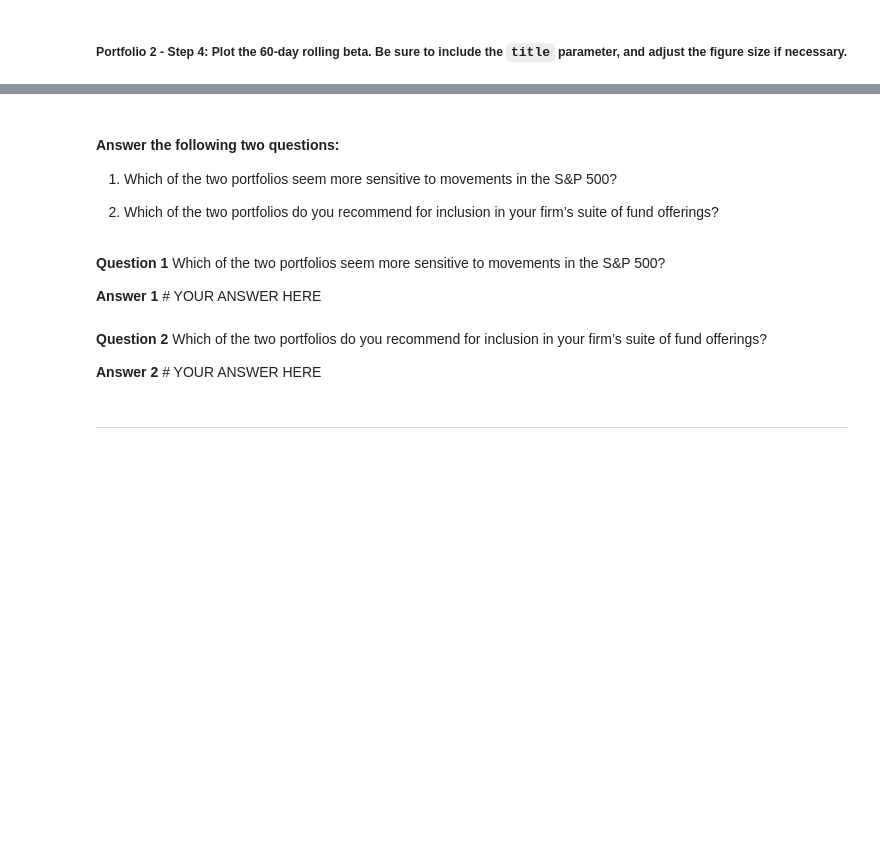
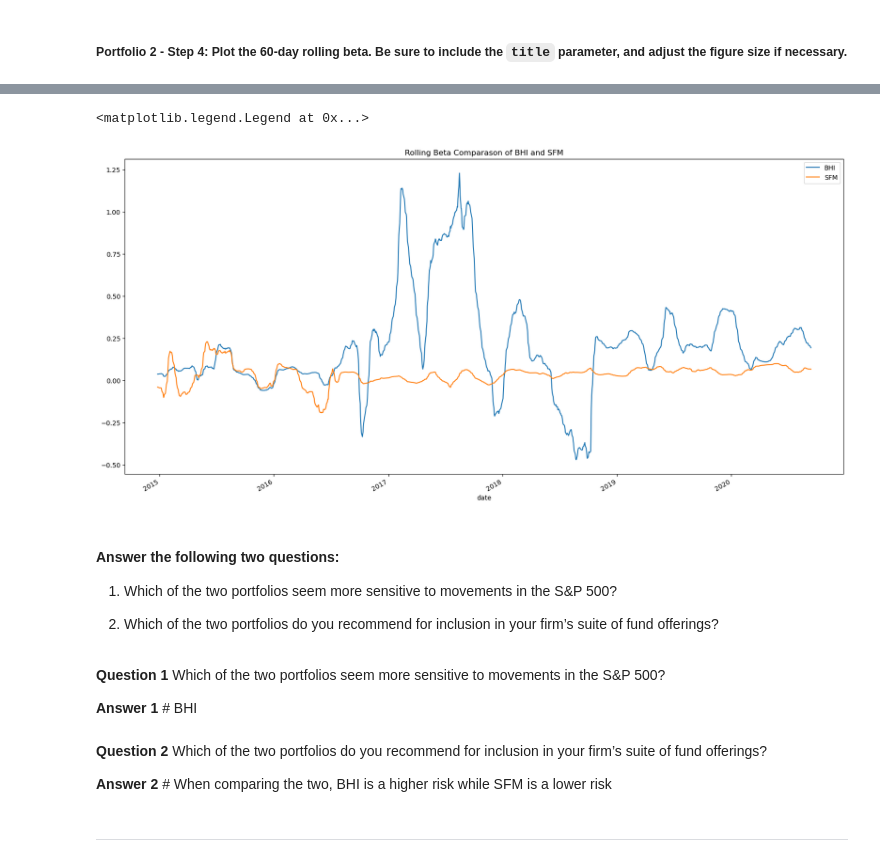
Before and after one commit to yv-i/Module_4_Challenge, a Jupyter notebook: risk_return_analysis.ipynb, the cells around one changed output, grey strips where cells are left out. Saved outputs shown, nothing was run; the diff lists cells and outputs as text; code cells hidden in the pictures; blank space fills up the shorter version.

```diff
--- a/risk_return_analysis.ipynb
+++ b/risk_return_analysis.ipynb
@@ -523,3 +546,10 @@ funds_covariance.tail()
+# %%
+ax = bhi_beta.plot(figsize=(20,10), title="Rolling Beta Comparason of BHI and SFM")
+sfm_beta.plot(ax=ax)
+ax.legend(["BHI", "SFM"])
+# %% [output]
+<matplotlib.legend.Legend at 0x...>
+[figure, added]
 # %% [markdown]
 #### Answer the following two questions:
 
@@ -529,10 +559,10 @@ funds_covariance.tail()
 # %% [markdown]
 **Question 1** Which of the two portfolios seem more sensitive to movements in the S&P 500?
 
-**Answer 1** # YOUR ANSWER HERE
+**Answer 1** # BHI
 # %% [markdown]
 **Question 2** Which of the two portfolios do you recommend for inclusion in your firm’s suite of fund offerings?
 
-**Answer 2** # YOUR ANSWER HERE
+**Answer 2** # When comparing the two, BHI is a higher risk while SFM is a lower risk
 # %% [markdown]
 ---
```
Also changed, not shown: parts of 4 cells of this notebook.
